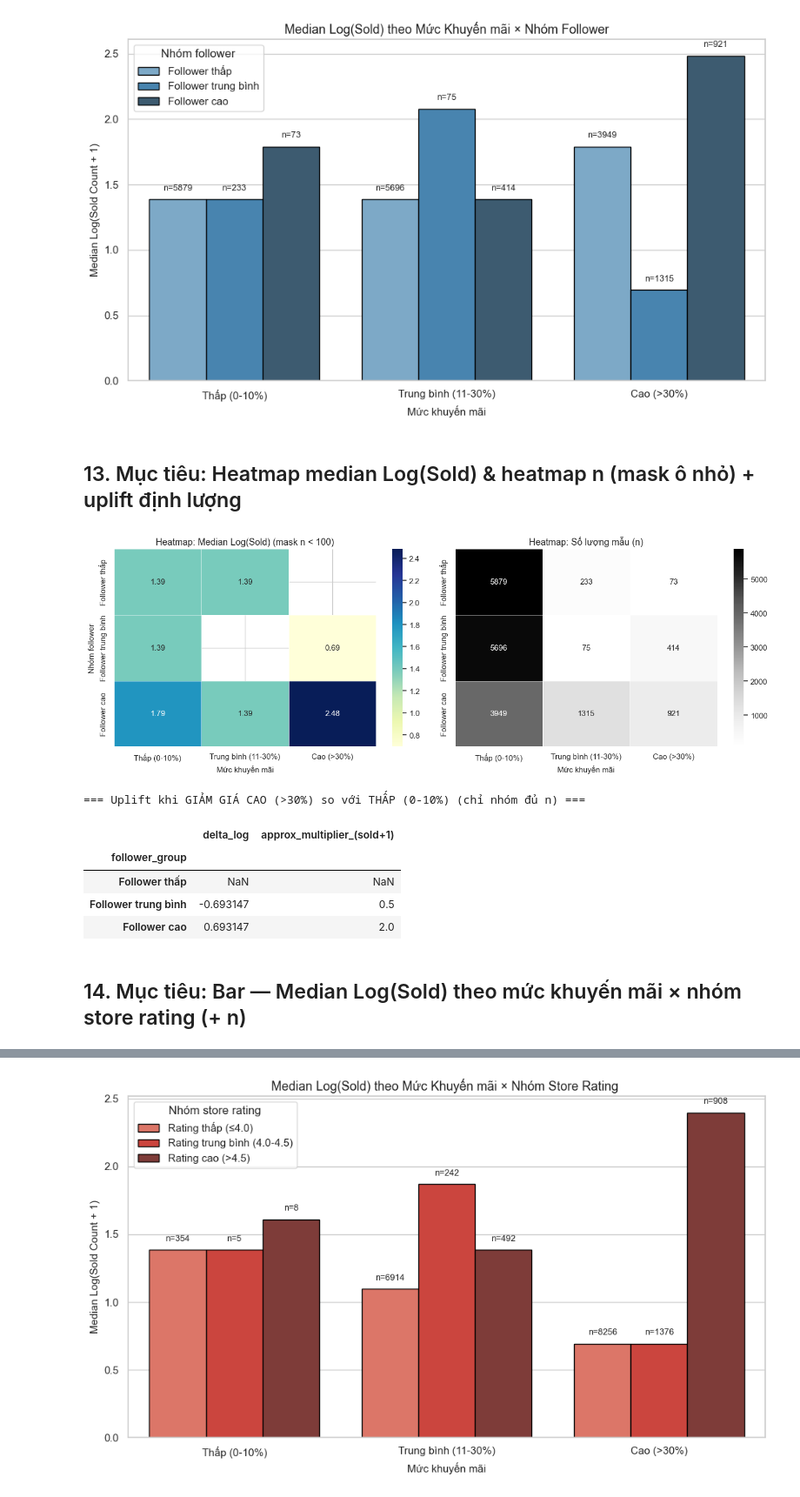
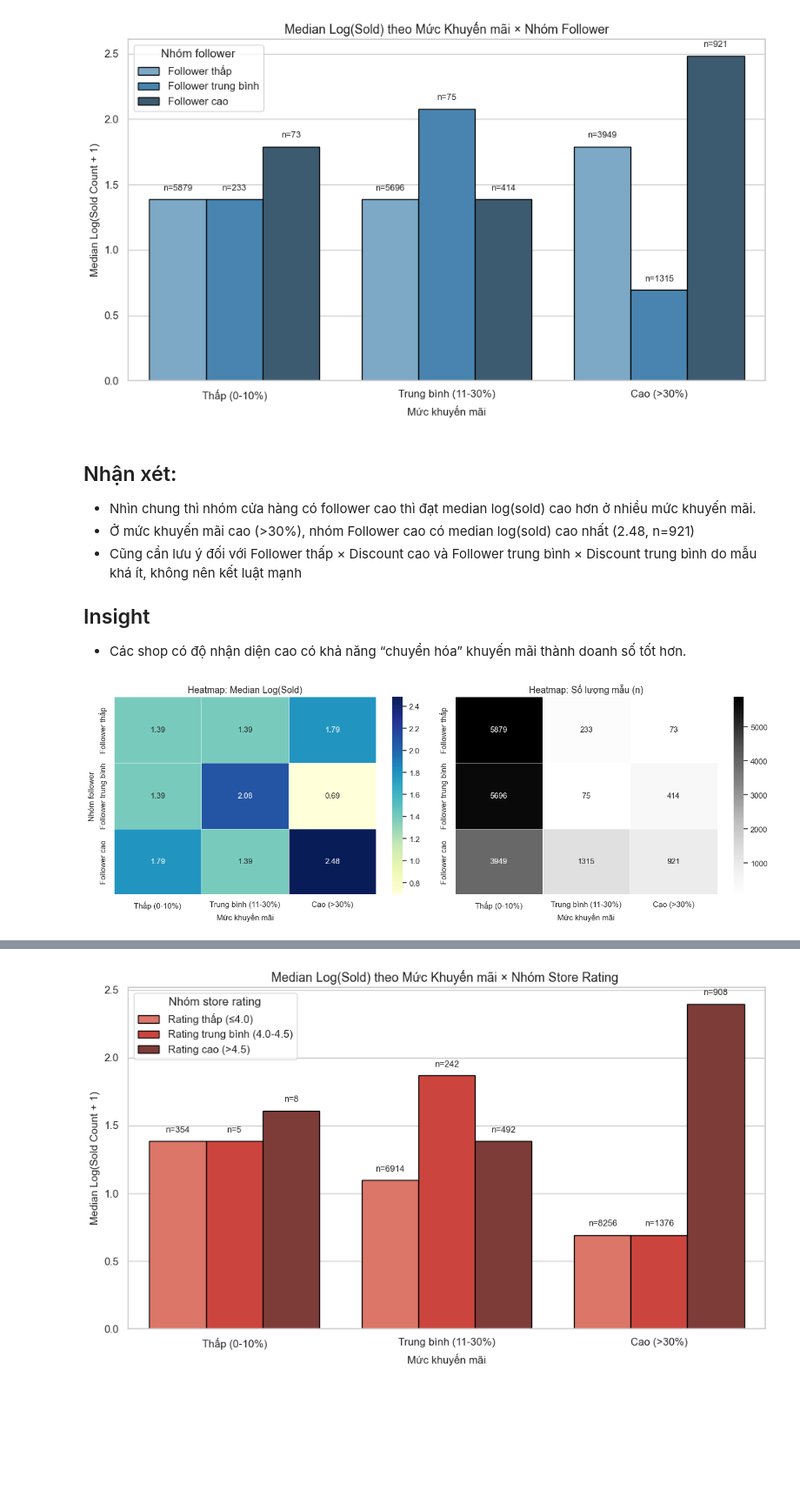
Before and after one commit to phuongth05/DV_LAB01, a Jupyter notebook: groups/thuong.ipynb, the cells around one changed output, grey strips where cells are left out. Shown at 87% size. Cells and saved outputs as stored; diff of their text form; code cells hidden in the pictures; blank space fills up the shorter version.

```diff
--- a/groups/thuong.ipynb
+++ b/groups/thuong.ipynb
@@ -344,12 +360,7 @@ plt.rcParams.update({"figure.figsize": (12, 6), "axes.titlesize": 13})
 # %%
 df_discount = df_thuong_01.copy()
 
-if "created_at" in df_discount.columns and df_discount["created_at"].notna().sum() > 0:
-    cutoff = df_discount["created_at"].max() - timedelta(days=DAYS_BACK)
-    df_discount = df_discount[df_discount["created_at"] >= cutoff].copy()
-    print(f"✅ Lọc {DAYS_BACK} ngày gần nhất từ {cutoff.date()} → {len(df_discount):,} sản phẩm")
-else:
-    print("⚠️ Không có created_at hợp lệ → dùng toàn bộ dữ liệu")
+
 
 df_discount = df_discount[
     (df_discount["sold_count"] > 0) &
@@ -383,7 +394,6 @@ df_discount["rating_group"] = pd.cut(
 df_discount = df_discount[
     df_discount["discount_bin"].notna() & df_discount["follower_group"].notna() & df_discount["rating_group"].notna()
 ].copy()
-print(f"✅ Sau lọc hợp lệ bin/group: {len(df_discount):,} sản phẩm")
 
 df_discount["discount_bin"] = pd.Categorical(df_discount["discount_bin"], categories=DISCOUNT_ORDER, ordered=True)
 df_discount["follower_group"] = pd.Categorical(df_discount["follower_group"], categories=FOLLOWER_ORDER, ordered=True)
@@ -438,50 +443,36 @@ plt.tight_layout()
 plt.show()
 # %% [output]
 [figure]
-# %% [markdown]
-## 13. Mục tiêu: Heatmap median Log(Sold) & heatmap n (mask ô nhỏ) + uplift định lượng
+# %% [markdown]
+## Nhận xét:
+- Nhìn chung thì nhóm cửa hàng có follower cao thì đạt median log(sold) cao hơn ở nhiều mức khuyến mãi.
+- Ở mức khuyến mãi cao (>30%), nhóm Follower cao có median log(sold) cao nhất (2.48, n=921)
+- Cũng cần lưu ý đối với Follower thấp × Discount cao và Follower trung bình × Discount trung bình do mẫu khá ít, không nên kết luật mạnh
+## Insight
+- Các shop có độ nhận diện cao có khả năng “chuyển hóa” khuyến mãi thành doanh số tốt hơn.
 # %%
 pivot_median = cell_f.pivot(index="follower_group", columns="discount_bin", values="median_log_sold").reindex(FOLLOWER_ORDER)
 pivot_n = cell_f.pivot(index="follower_group", columns="discount_bin", values="n").reindex(FOLLOWER_ORDER)
 
-mask_small = pivot_n < MIN_CELL_N
 
 fig, axes = plt.subplots(1, 2, figsize=(14, 5))
 
 sns.heatmap(
     pivot_median, annot=True, fmt=".2f", cmap="YlGnBu", linewidths=0.5,
-    mask=mask_small, ax=axes[0]
+     ax=axes[0]
 )
-axes[0].set_title(f"Heatmap: Median Log(Sold) (mask n < {MIN_CELL_N})")
+axes[0].set_title(f"Heatmap: Median Log(Sold)")
 axes[0].set_xlabel("Mức khuyến mãi")
 axes[0].set_ylabel("Nhóm follower")
 
 sns.heatmap(
     pivot_n, annot=True, fmt=".0f", cmap="Greys", linewidths=0.5, ax=axes[1]
 )
 axes[1].set_title("Heatmap: Số lượng mẫu (n)")
 axes[1].set_xlabel("Mức khuyến mãi")
 axes[1].set_ylabel("")
 
 plt.tight_layout()
 plt.show()
-
-uplift = (pivot_median["Cao (>30%)"] - pivot_median["Thấp (0-10%)"]).rename("delta_log")
-ok = (~mask_small["Cao (>30%)"]) & (~mask_small["Thấp (0-10%)"])
-
-uplift_df = pd.DataFrame({
-    "delta_log": uplift.where(ok),
-    "approx_multiplier_(sold+1)": np.exp(uplift.where(ok))
-})
-print("=== Uplift khi GIẢM GIÁ CAO (>30%) so với THẤP (0-10%) (chỉ nhóm đủ n) ===")
-display(uplift_df)
 # %% [output]
-[figure, old version]
+[figure, new version]
-=== Uplift khi GIẢM GIÁ CAO (>30%) so với THẤP (0-10%) (chỉ nhóm đủ n) ===
-|  | delta_log | approx_multiplier_(sold+1) |
-| follower_group |  |  |
-| Follower thấp | NaN | NaN |
-| Follower trung bình | -0.693147 | 0.5 |
-| Follower cao | 0.693147 | 2.0 |
-# %% [markdown]
-## 14. Mục tiêu: Bar — Median Log(Sold) theo mức khuyến mãi × nhóm store rating (+ n)
```
Also changed, not shown: parts of 35 cells of this notebook.
